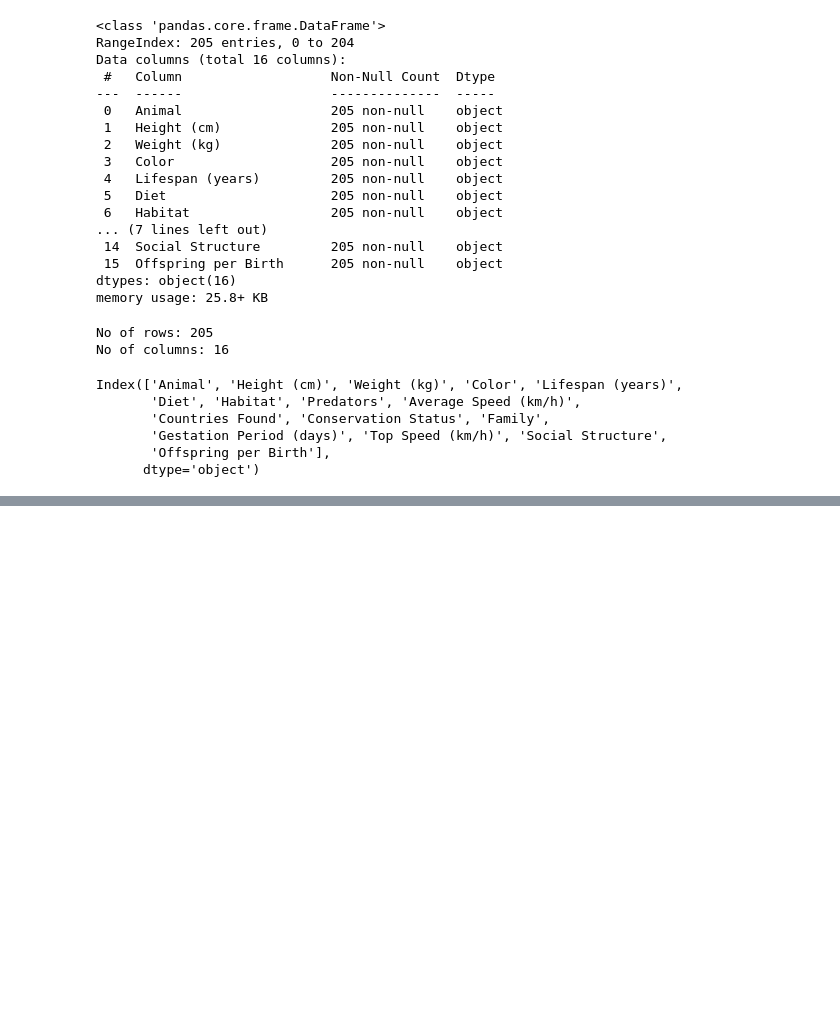
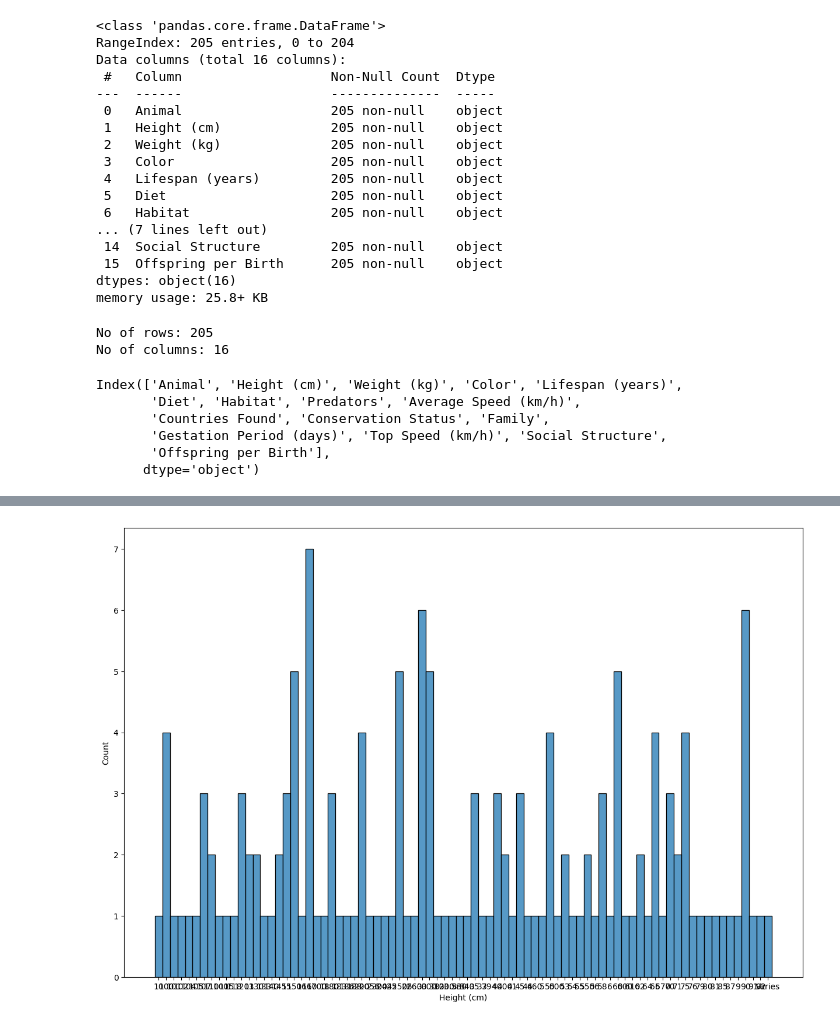
Before and after one commit to Vedant2022/EDA-Projects, a Jupyter notebook: Animals_EDA.ipynb, the cells around one changed output, grey strips where cells are left out. Cells and saved outputs as stored; diff of their text form; code cells hidden in the pictures; blank space fills up the shorter version.

```diff
--- a/Animals_EDA.ipynb
+++ b/Animals_EDA.ipynb
@@ -63,0 +225,5 @@ for x in ['Height (cm)','Weight (kg)','Lifespan (years)','Average Speed (km/h)',
+# %%
+data['Habitat2'] = data['Habitat1'].fillna(data['Habitat1'])
+data['Predators2'] = data['Predators2'].fillna(data['Predators1'])
+# %%
+data.drop(columns=['Habitat3'],inplace=True)
@@ -63,0 +272,4 @@ for x in ['Height (cm)','Weight (kg)','Lifespan (years)','Average Speed (km/h)',
+# %%
+data.replace('Not Applicable',np.nan,inplace=True)
+# %%
+data.dropna(inplace=True)
@@ -63,0 +292,6 @@ for x in ['Height (cm)','Weight (kg)','Lifespan (years)','Average Speed (km/h)',
+# %%
+plt.figure(figsize=(15,10))
+sns.histplot(data['Height (cm)'].sort_values())
+plt.show()
+# %% [output]
+[figure, added]
```
Also changed, not shown: parts of 23 cells of this notebook.
